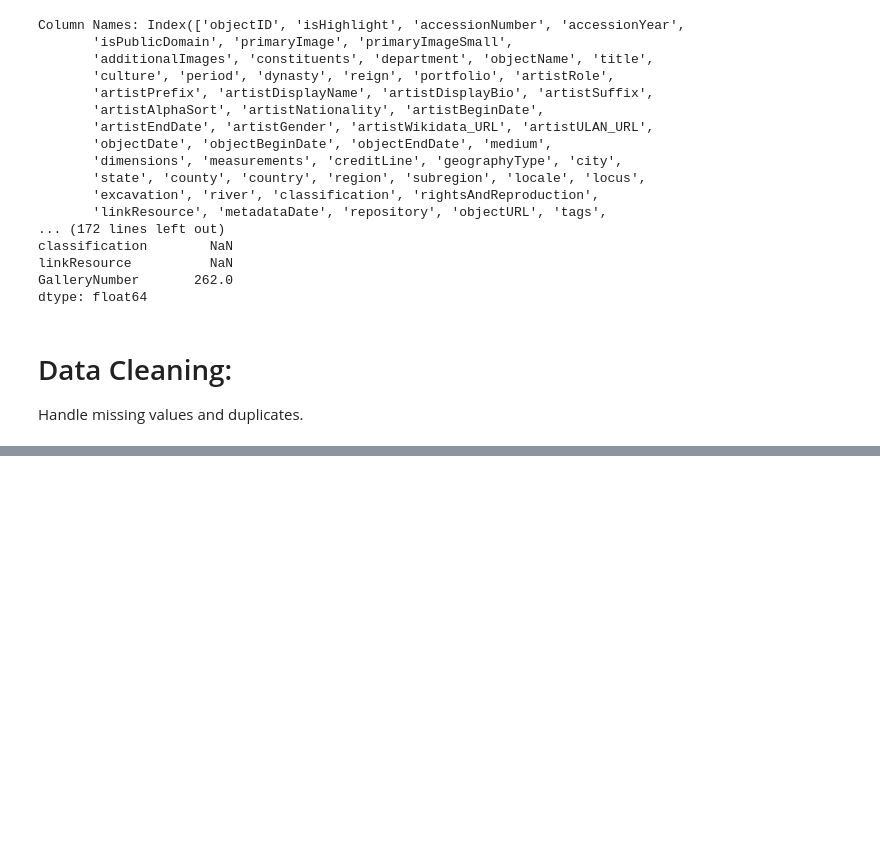
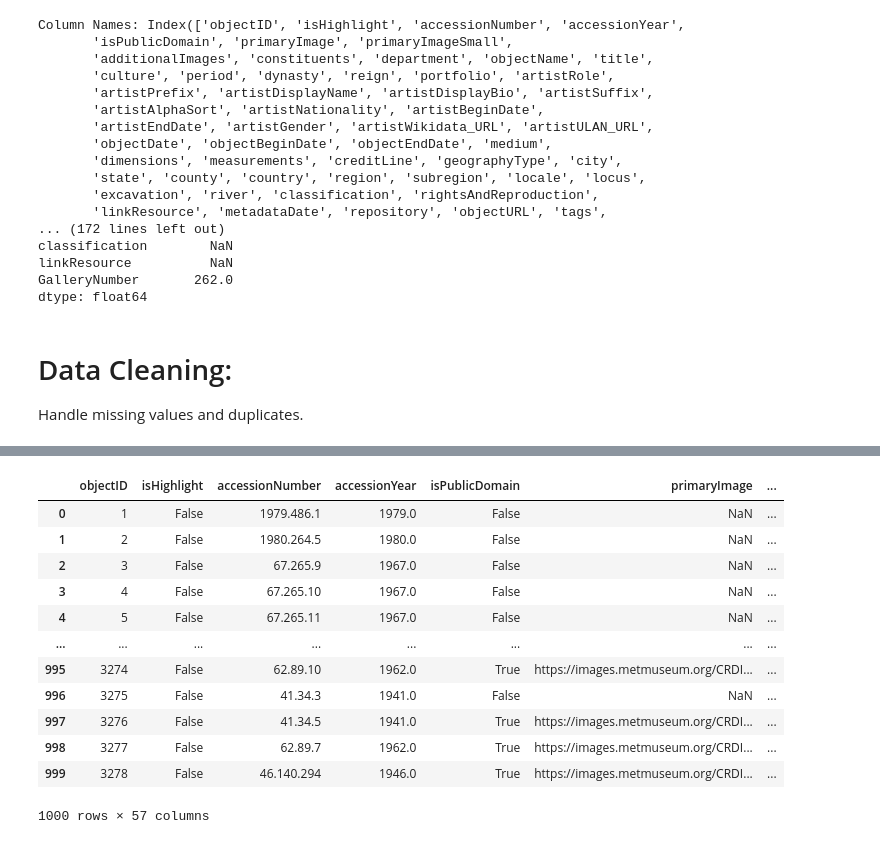
Before and after one commit to HussainAther/capstonetwo, a Jupyter notebook: notebooks/DataWrangling.ipynb, the cells around one changed output, grey strips where cells are left out. Saved outputs shown, nothing was run; the diff lists cells and outputs as text; code cells hidden in the pictures; blank space fills up the shorter version.

```diff
--- a/notebooks/DataWrangling.ipynb
+++ b/notebooks/DataWrangling.ipynb
@@ -180 +196,17 @@ Handle missing values and duplicates.
+# %%
+df_cleaned
+# %% [output]
+|  | objectID | isHighlight | accessionNumber | accessionYear | isPublicDomain | primaryImage | ... |
+| 0 | 1 | False | 1979.486.1 | 1979.0 | False | NaN | ... |
+| 1 | 2 | False | 1980.264.5 | 1980.0 | False | NaN | ... |
+| 2 | 3 | False | 67.265.9 | 1967.0 | False | NaN | ... |
+| 3 | 4 | False | 67.265.10 | 1967.0 | False | NaN | ... |
+| 4 | 5 | False | 67.265.11 | 1967.0 | False | NaN | ... |
+| ... | ... | ... | ... | ... | ... | ... | ... |
+| 995 | 3274 | False | 62.89.10 | 1962.0 | True | https://images.metmuseum.org/CRDI... | ... |
+| 996 | 3275 | False | 41.34.3 | 1941.0 | False | NaN | ... |
+| 997 | 3276 | False | 41.34.5 | 1941.0 | True | https://images.metmuseum.org/CRDI... | ... |
+| 998 | 3277 | False | 62.89.7 | 1962.0 | True | https://images.metmuseum.org/CRDI... | ... |
+| 999 | 3278 | False | 46.140.294 | 1946.0 | True | https://images.metmuseum.org/CRDI... | ... |
+1000 rows × 57 columns
 # %%
```
Also changed, not shown: parts of 2 cells of this notebook.
